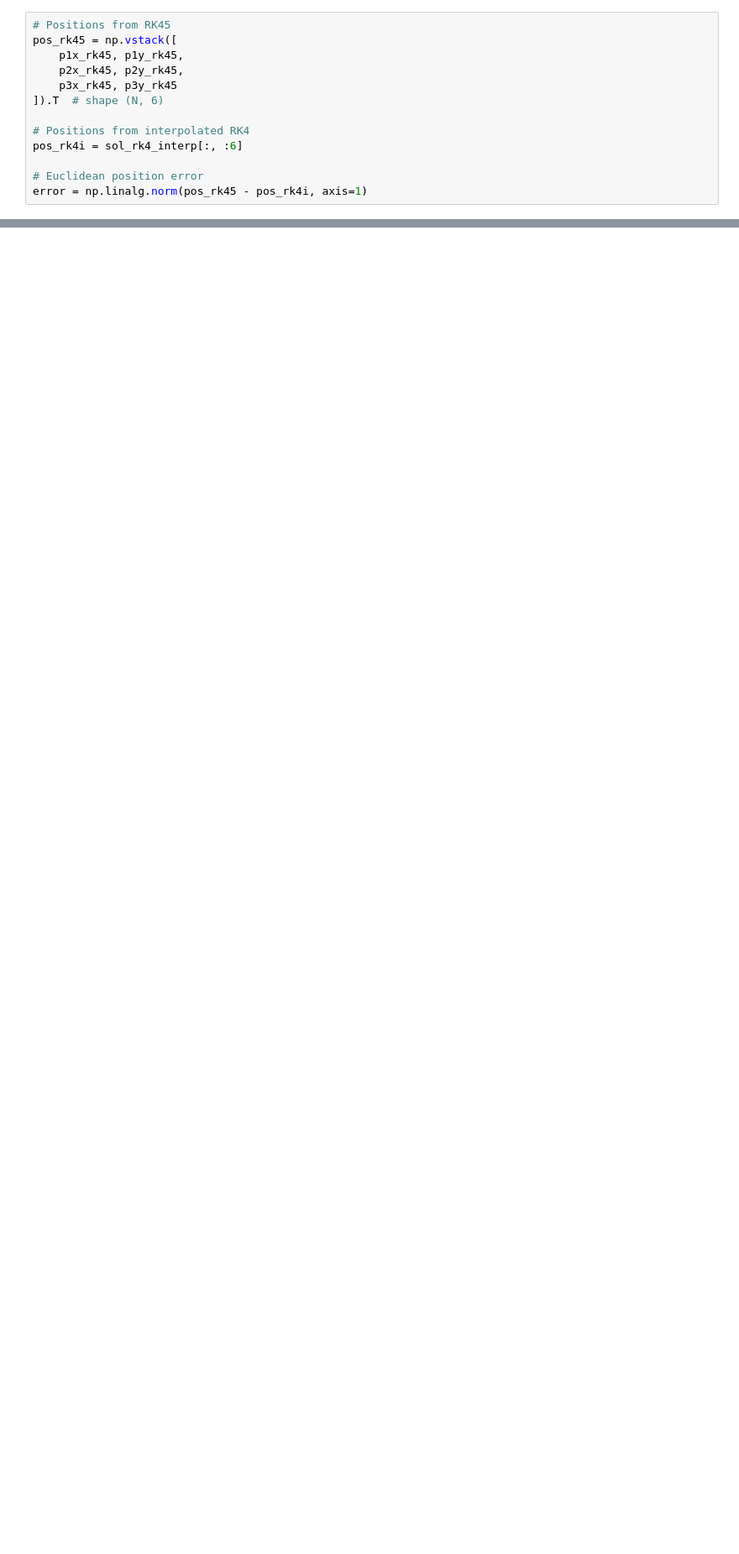
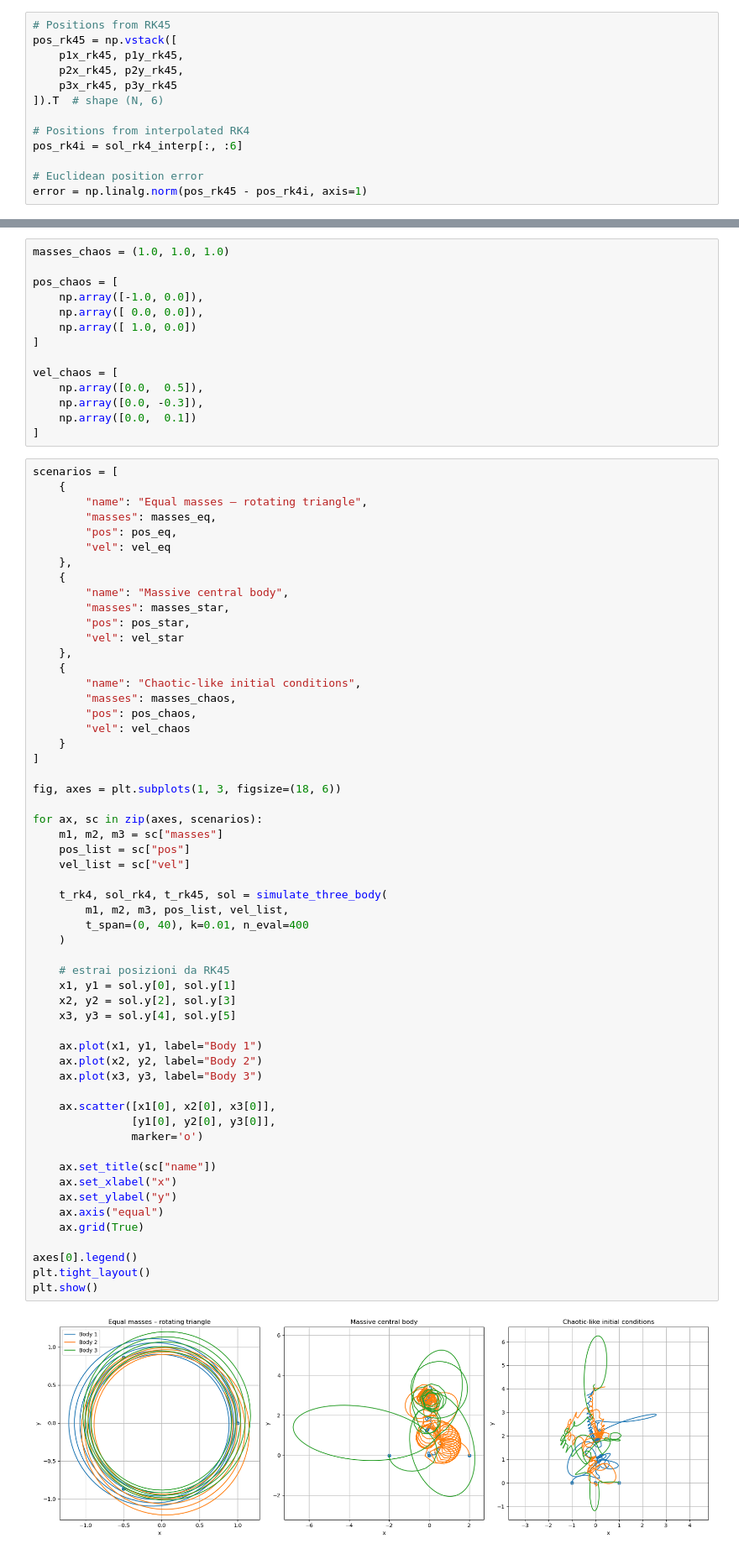
Before and after one commit to casafeng/ThreeBodyProblem, a Jupyter notebook: Project.ipynb, the cells around one changed output, grey strips where cells are left out. Shown at 84% size. Cells and saved outputs as stored; diff of their text form; blank space fills up the shorter version.

```diff
--- a/Project.ipynb
+++ b/Project.ipynb
@@ -725,0 +798,72 @@ plt.show()
+# %%
+masses_chaos = (1.0, 1.0, 1.0)
+
+pos_chaos = [
+    np.array([-1.0, 0.0]),
+    np.array([ 0.0, 0.0]),
+    np.array([ 1.0, 0.0])
+]
+
+vel_chaos = [
+    np.array([0.0,  0.5]),
+    np.array([0.0, -0.3]),
+    np.array([0.0,  0.1])
+]
+# %%
+scenarios = [
+    {
+        "name": "Equal masses – rotating triangle",
+        "masses": masses_eq,
+        "pos": pos_eq,
+        "vel": vel_eq
+    },
+    {
+        "name": "Massive central body",
+        "masses": masses_star,
+        "pos": pos_star,
+        "vel": vel_star
+    },
+    {
+        "name": "Chaotic-like initial conditions",
+        "masses": masses_chaos,
+        "pos": pos_chaos,
+        "vel": vel_chaos
+    }
+]
+
+fig, axes = plt.subplots(1, 3, figsize=(18, 6))
+
+for ax, sc in zip(axes, scenarios):
+    m1, m2, m3 = sc["masses"]
+    pos_list = sc["pos"]
+    vel_list = sc["vel"]
+
+    t_rk4, sol_rk4, t_rk45, sol = simulate_three_body(
+        m1, m2, m3, pos_list, vel_list,
+        t_span=(0, 40), k=0.01, n_eval=400
+    )
+
+    # estrai posizioni da RK45
+    x1, y1 = sol.y[0], sol.y[1]
+    x2, y2 = sol.y[2], sol.y[3]
+    x3, y3 = sol.y[4], sol.y[5]
+
+    ax.plot(x1, y1, label="Body 1")
+    ax.plot(x2, y2, label="Body 2")
+    ax.plot(x3, y3, label="Body 3")
+
+    ax.scatter([x1[0], x2[0], x3[0]],
+               [y1[0], y2[0], y3[0]],
+               marker='o')
+
+    ax.set_title(sc["name"])
+    ax.set_xlabel("x")
+    ax.set_ylabel("y")
+    ax.axis("equal")
+    ax.grid(True)
+
+axes[0].legend()
+plt.tight_layout()
+plt.show()
+# %% [output]
+[figure, added]
```
Also changed, not shown: parts of 8 cells of this notebook, 3 other files.
